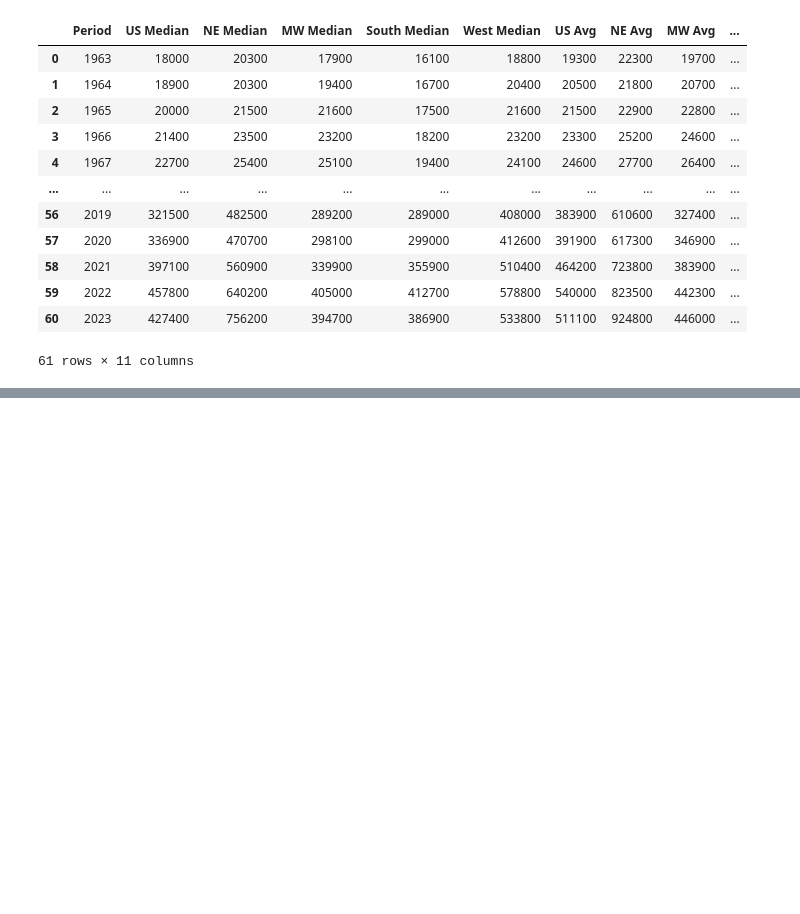
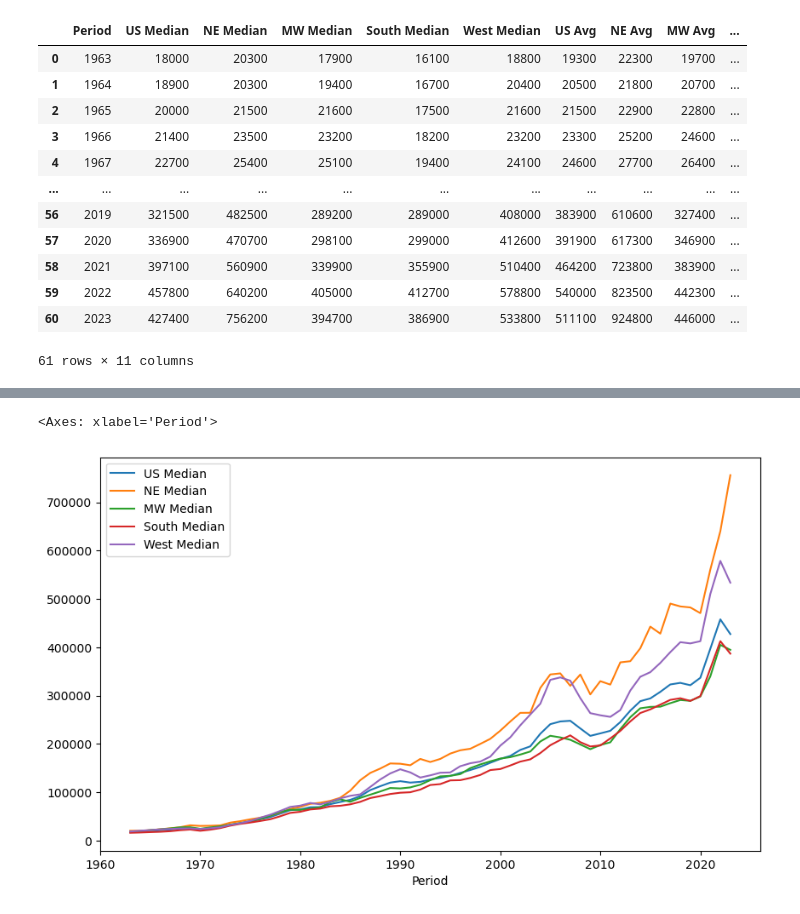
Before and after one commit to mwestonjr/Capstone, a Jupyter notebook: avg_home_sales.ipynb, the cells around one changed output, grey strips where cells are left out. Cells and saved outputs as stored; diff of their text form; code cells hidden in the pictures; blank space fills up the shorter version.

Commit message:
homes 4_15_2024

```diff
--- a/avg_home_sales.ipynb
+++ b/avg_home_sales.ipynb
@@ -125,0 +232,8 @@ home_sales['US Growth'] = (home_sales.United States Median[1,:] - home_sales.Uni
+# %%
+home_sales['NE Avg Pct Chng']= home_sales['NE Avg'].pct_change()*100
+# %%
+home_sales['MW Avg Pct Chng']= home_sales['MW Avg'].pct_change()*100
+# %%
+home_sales['South Avg Pct Chng']= home_sales['South Avg'].pct_change()*100
+# %%
+home_sales['West Avg Pct Chng']= home_sales['West Avg'].pct_change()*100
@@ -125,0 +256,8 @@ home_sales['US Growth'] = (home_sales.United States Median[1,:] - home_sales.Uni
+# %%
+home_sales.plot(kind = 'line',
+                x = 'Period',
+                y = ['US Median','NE Median', 'MW Median', 'South Median', 'West Median'],
+                figsize = (10,6))
+# %% [output]
+<Axes: xlabel='Period'>
+[figure, added]
```
Also changed, not shown: parts of 33 cells of this notebook, 7 other files.
